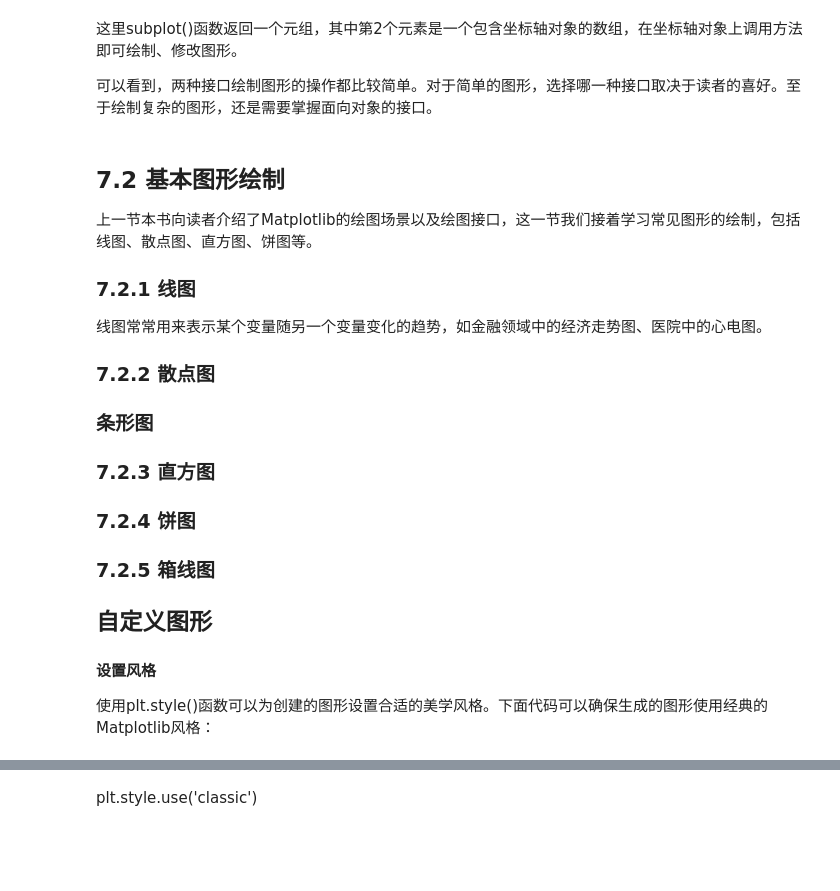
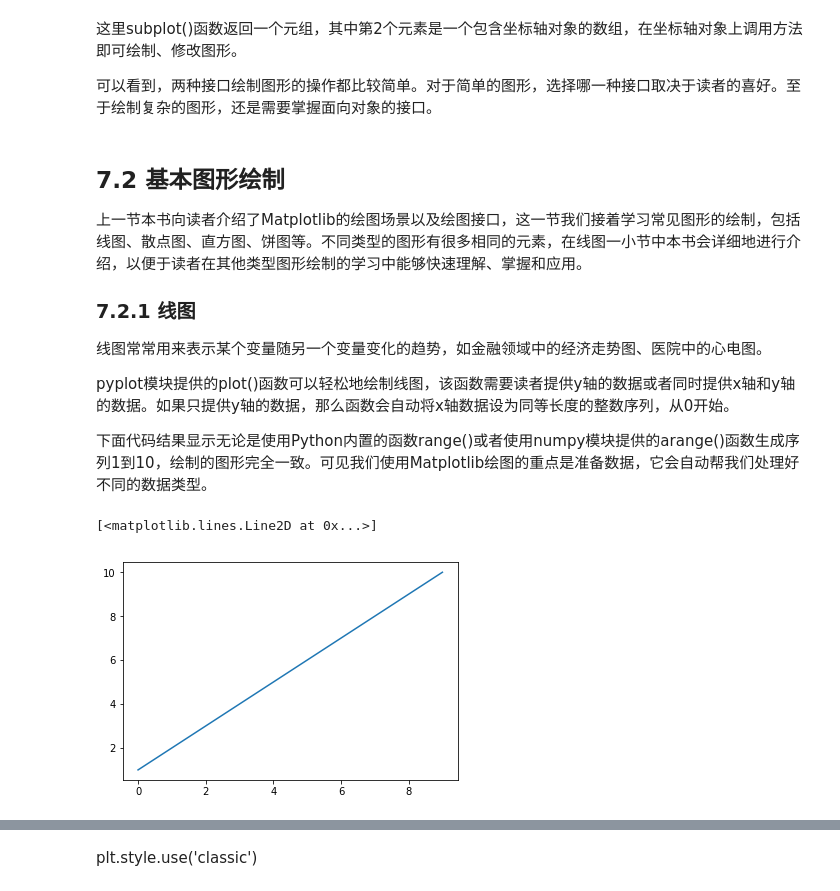
Before and after one commit to ShixiangWang/pybook, a Jupyter notebook: 07-matplotlib.ipynb, the cells around one changed output, grey strips where cells are left out. Cells and saved outputs as stored; diff of their text form; code cells hidden in the pictures; blank space fills up the shorter version.

```diff
--- a/07-matplotlib.ipynb
+++ b/07-matplotlib.ipynb
@@ -206,25 +206,17 @@ ax[1].plot(x, np.sin(x))
 # %% [markdown]
 ## 7.2 基本图形绘制
 
-上一节本书向读者介绍了Matplotlib的绘图场景以及绘图接口，这一节我们接着学习常见图形的绘制，包括线图、散点图、直方图、饼图等。
+上一节本书向读者介绍了Matplotlib的绘图场景以及绘图接口，这一节我们接着学习常见图形的绘制，包括线图、散点图、直方图、饼图等。不同类型的图形有很多相同的元素，在线图一小节中本书会详细地进行介绍，以便于读者在其他类型图形绘制的学习中能够快速理解、掌握和应用。
 
 ### 7.2.1 线图
 
 线图常常用来表示某个变量随另一个变量变化的趋势，如金融领域中的经济走势图、医院中的心电图。
 
-### 7.2.2 散点图
+pyplot模块提供的plot()函数可以轻松地绘制线图，该函数需要读者提供y轴的数据或者同时提供x轴和y轴的数据。如果只提供y轴的数据，那么函数会自动将x轴数据设为同等长度的整数序列，从0开始。
 
-### 条形图
-
-### 7.2.3 直方图
-
-### 7.2.4 饼图
-
-### 7.2.5 箱线图
-
-
-## 自定义图形
-
-#### 设置风格
-
-使用plt.style()函数可以为创建的图形设置合适的美学风格。下面代码可以确保生成的图形使用经典的Matplotlib风格：
+下面代码结果显示无论是使用Python内置的函数range()或者使用numpy模块提供的arange()函数生成序列1到10，绘制的图形完全一致。可见我们使用Matplotlib绘图的重点是准备数据，它会自动帮我们处理好不同的数据类型。
+# %%
+plt.plot(range(1, 11))
+# %% [output]
+[<matplotlib.lines.Line2D at 0x...>]
+[figure, added]
```
Also changed, not shown: parts of 54 cells of this notebook, 3 other files.
